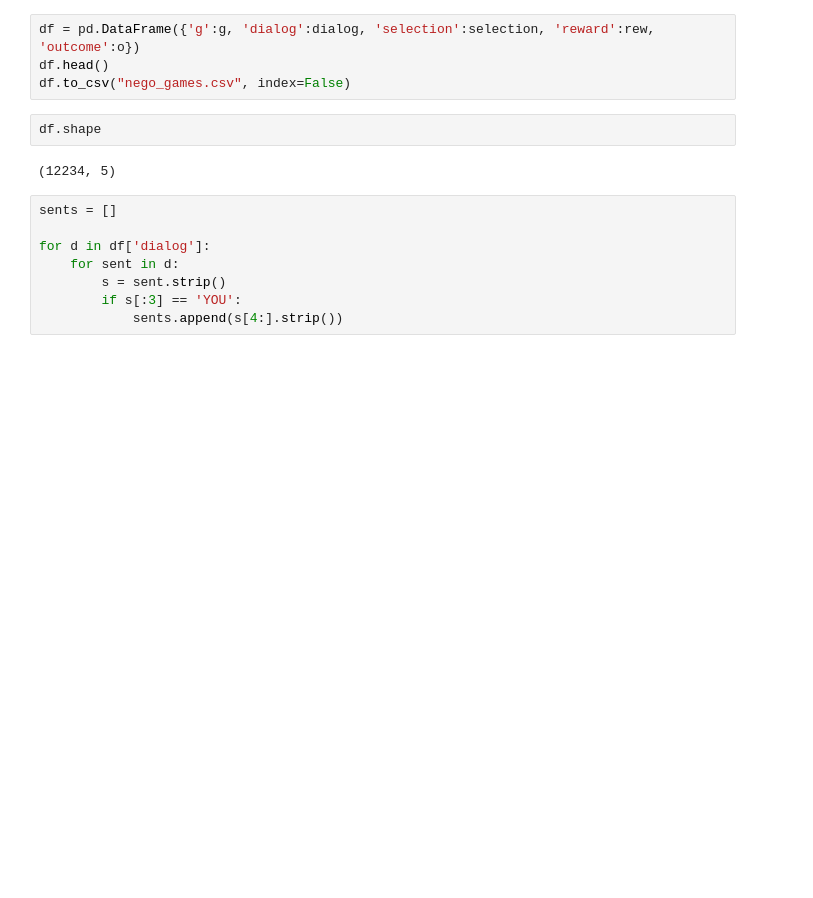
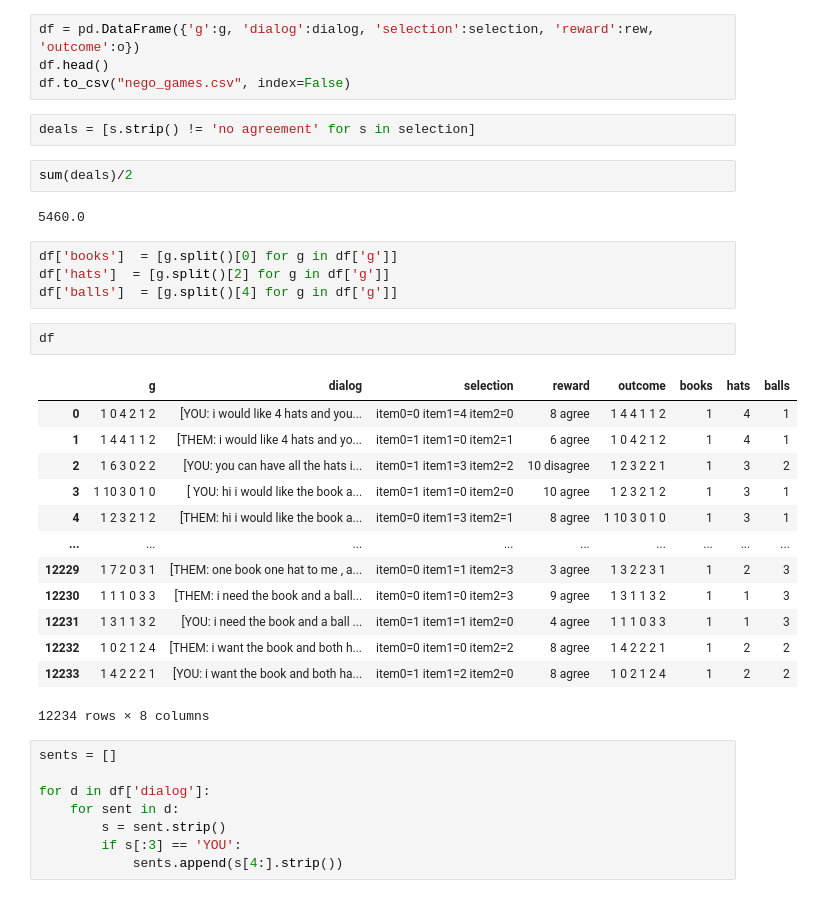
Before and after one commit to ravy101/negotiation-experiments, a Jupyter notebook: Extract Dialog.ipynb, the cells around one changed output. Cells and saved outputs as stored; diff of their text form; blank space fills up the shorter version.

```diff
--- a/Extract Dialog.ipynb
+++ b/Extract Dialog.ipynb
@@ -17,10 +17,32 @@ dialog = [line[12:-12].split('<eos>')[:-2] for line in lines]
 df = pd.DataFrame({'g':g, 'dialog':dialog, 'selection':selection, 'reward':rew, 'outcome':o})
 df.head()
 df.to_csv("nego_games.csv", index=False)
+# %%
+deals = [s.strip() != 'no agreement' for s in selection]
+# %%
+sum(deals)/2
+# %% [output]
+5460.0
+# %%
+df['books']  = [g.split()[0] for g in df['g']]
+df['hats']  = [g.split()[2] for g in df['g']]
+df['balls']  = [g.split()[4] for g in df['g']]
 # %%
-df.shape
+df
 # %% [output]
+|  | g | dialog | selection | reward | outcome | books | hats | balls |
+| 0 | 1 0 4 2 1 2 | [YOU: i would like 4 hats and you... | item0=0 item1=4 item2=0 | 8 agree | 1 4 4 1 1 2 | 1 | 4 | 1 |
+| 1 | 1 4 4 1 1 2 | [THEM: i would like 4 hats and yo... | item0=1 item1=0 item2=1 | 6 agree | 1 0 4 2 1 2 | 1 | 4 | 1 |
+| 2 | 1 6 3 0 2 2 | [YOU: you can have all the hats i... | item0=1 item1=3 item2=2 | 10 disagree | 1 2 3 2 2 1 | 1 | 3 | 2 |
+| 3 | 1 10 3 0 1 0 | [ YOU: hi i would like the book a... | item0=1 item1=0 item2=0 | 10 agree | 1 2 3 2 1 2 | 1 | 3 | 1 |
+| 4 | 1 2 3 2 1 2 | [THEM: hi i would like the book a... | item0=0 item1=3 item2=1 | 8 agree | 1 10 3 0 1 0 | 1 | 3 | 1 |
+| ... | ... | ... | ... | ... | ... | ... | ... | ... |
+| 12229 | 1 7 2 0 3 1 | [THEM: one book one hat to me , a... | item0=0 item1=1 item2=3 | 3 agree | 1 3 2 2 3 1 | 1 | 2 | 3 |
+| 12230 | 1 1 1 0 3 3 | [THEM: i need the book and a ball... | item0=0 item1=0 item2=3 | 9 agree | 1 3 1 1 3 2 | 1 | 1 | 3 |
+| 12231 | 1 3 1 1 3 2 | [YOU: i need the book and a ball ... | item0=1 item1=1 item2=0 | 4 agree | 1 1 1 0 3 3 | 1 | 1 | 3 |
+| 12232 | 1 0 2 1 2 4 | [THEM: i want the book and both h... | item0=0 item1=0 item2=2 | 8 agree | 1 4 2 2 2 1 | 1 | 2 | 2 |
+| 12233 | 1 4 2 2 2 1 | [YOU: i want the book and both ha... | item0=1 item1=2 item2=0 | 8 agree | 1 0 2 1 2 4 | 1 | 2 | 2 |
-(12234, 5)
+12234 rows × 8 columns
 # %%
 sents = []
 
```
Also changed, not shown: parts of 7 cells of this notebook, 1 other file.
